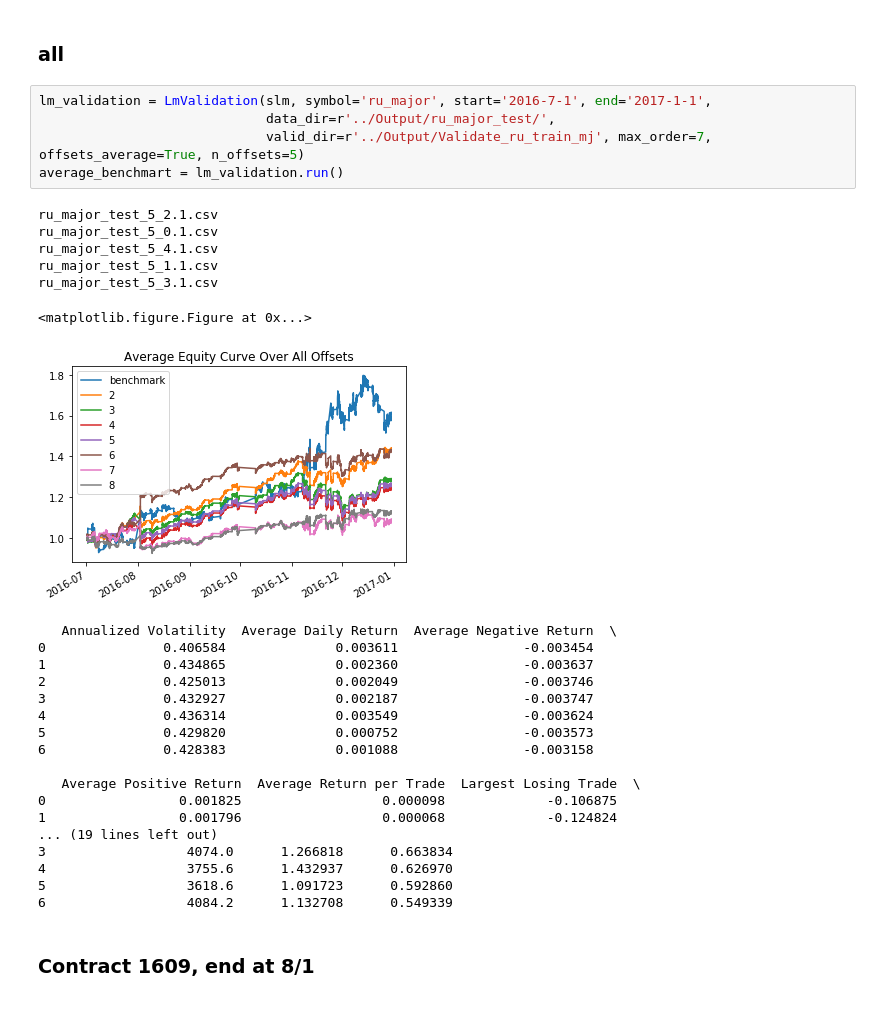
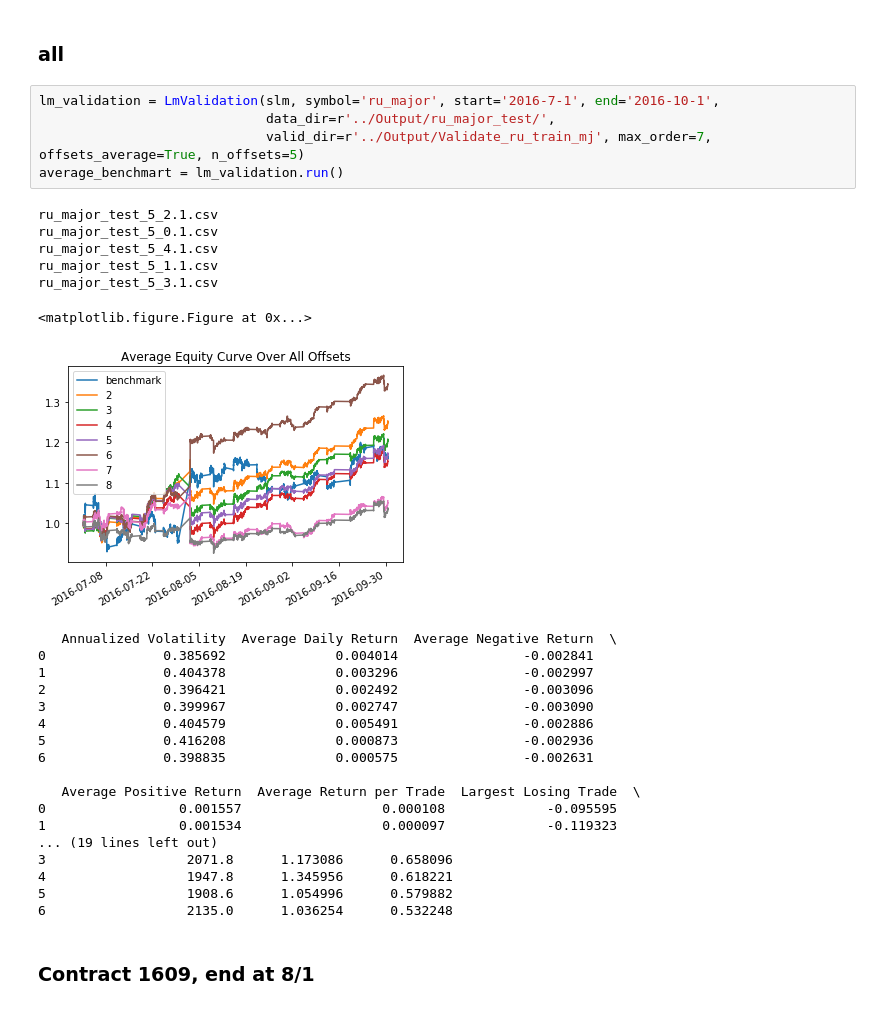
Before and after one commit to dechang227/QishiQR, a Jupyter notebook: Simeng/Research/Ru_Test_On_MajorContract.ipynb, the cells around one changed output. Drawn from its saved outputs; the diff is of its cells as text.

```diff
--- a/Simeng/Research/Ru_Test_On_MajorContract.ipynb
+++ b/Simeng/Research/Ru_Test_On_MajorContract.ipynb
@@ -95,35 +95,35 @@ ru_1609_major_strategy_5_AllOffset.csv
 # %% [markdown]
 ### all
 # %%
-lm_validation = LmValidation(slm, symbol='ru_major', start='2016-7-1', end='2017-1-1',
+lm_validation = LmValidation(slm, symbol='ru_major', start='2016-7-1', end='2016-10-1',
                              data_dir=r'../Output/ru_major_test/',
                              valid_dir=r'../Output/Validate_ru_train_mj', max_order=7, offsets_average=True, n_offsets=5)
 average_benchmart = lm_validation.run()
 # %% [output]
 ru_major_test_5_2.1.csv
 ru_major_test_5_0.1.csv
 ru_major_test_5_4.1.csv
 ru_major_test_5_1.1.csv
 ru_major_test_5_3.1.csv
 <matplotlib.figure.Figure at 0x...>
-[figure, old version]
+[figure, new version]
    Annualized Volatility  Average Daily Return  Average Negative Return  \
-0               0.406584              0.003611                -0.003454
-1               0.434865              0.002360                -0.003637
-2               0.425013              0.002049                -0.003746
-3               0.432927              0.002187                -0.003747
-4               0.436314              0.003549                -0.003624
-5               0.429820              0.000752                -0.003573
-6               0.428383              0.001088                -0.003158
+0               0.385692              0.004014                -0.002841
+1               0.404378              0.003296                -0.002997
+2               0.396421              0.002492                -0.003096
+3               0.399967              0.002747                -0.003090
+4               0.404579              0.005491                -0.002886
+5               0.416208              0.000873                -0.002936
+6               0.398835              0.000575                -0.002631
 
    Average Positive Return  Average Return per Trade  Largest Losing Trade  \
-0                 0.001825                  0.000098             -0.106875
-1                 0.001796                  0.000068             -0.124824
+0                 0.001557                  0.000108             -0.095595
+1                 0.001534                  0.000097             -0.119323
 ... (19 lines left out)
-3                  4074.0      1.266818      0.663834
-4                  3755.6      1.432937      0.626970
-5                  3618.6      1.091723      0.592860
-6                  4084.2      1.132708      0.549339
+3                  2071.8      1.173086      0.658096
+4                  1947.8      1.345956      0.618221
+5                  1908.6      1.054996      0.579882
+6                  2135.0      1.036254      0.532248
 # %% [markdown]
 ### Contract 1609, end at 8/1
 # %%
```
Also changed, not shown: parts of 9 cells of this notebook, 2 other files.
